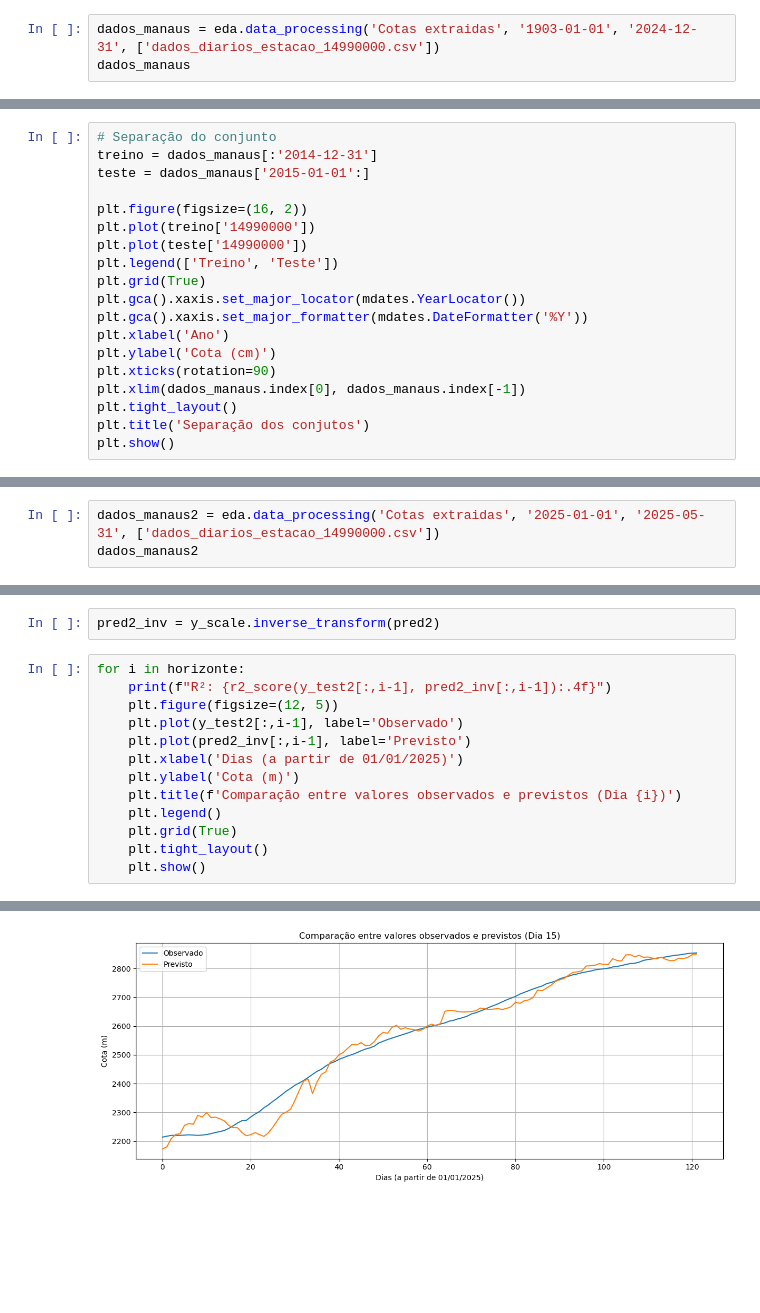
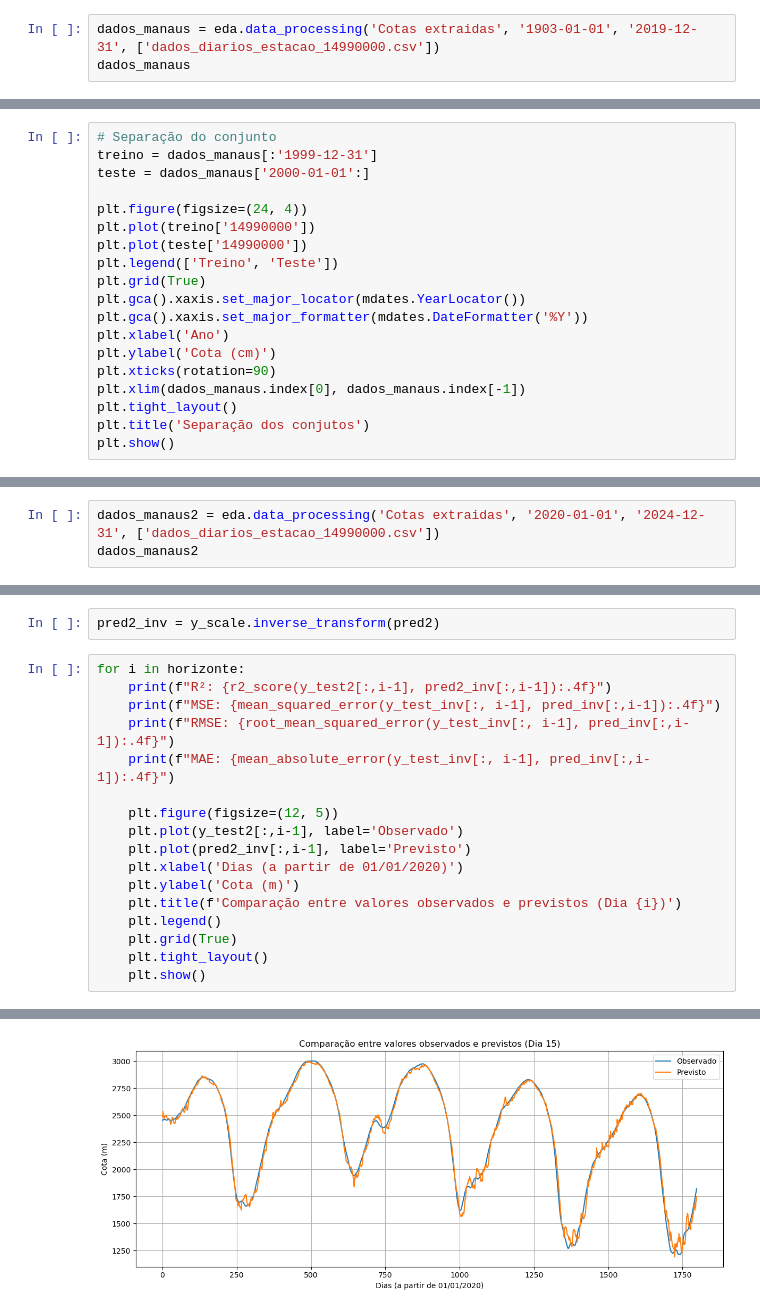
Before and after one commit to DioGS17/ML-HidroPrev, a Jupyter notebook: teste_estacao_14990000_tf.ipynb, the cells around one changed output, grey strips where cells are left out. Cells and saved outputs as stored; diff of their text form; blank space fills up the shorter version.

```diff
--- a/teste_estacao_14990000_tf.ipynb
+++ b/teste_estacao_14990000_tf.ipynb
@@ -13,5 +24,5 @@ from sklearn.preprocessing import MinMaxScaler
 # %%
-dados_manaus = eda.data_processing('Cotas extraidas', '1903-01-01', '2024-12-31', ['dados_diarios_estacao_14990000.csv'])
+dados_manaus = eda.data_processing('Cotas extraidas', '1903-01-01', '2019-12-31', ['dados_diarios_estacao_14990000.csv'])
 dados_manaus
 # %% [output]
 |  | 14990000 |
@@ -32,10 +43,10 @@ dados_manaus
 ### Machine Learning
 # %%
 # Separação do conjunto
-treino = dados_manaus[:'2014-12-31']
-teste = dados_manaus['2015-01-01':]
+treino = dados_manaus[:'1999-12-31']
+teste = dados_manaus['2000-01-01':]
 
-plt.figure(figsize=(16, 2))
+plt.figure(figsize=(24, 4))
 plt.plot(treino['14990000'])
 plt.plot(teste['14990000'])
 plt.legend(['Treino', 'Teste'])
@@ -142,5 +173,5 @@ Testando com dados de 2025, até 31 de maio
 # %%
-dados_manaus2 = eda.data_processing('Cotas extraidas', '2025-01-01', '2025-05-31', ['dados_diarios_estacao_14990000.csv'])
+dados_manaus2 = eda.data_processing('Cotas extraidas', '2020-01-01', '2024-12-31', ['dados_diarios_estacao_14990000.csv'])
 dados_manaus2
 # %% [output]
 |  | 14990000 |
@@ -170,10 +201,14 @@ pred2_inv = y_scale.inverse_transform(pred2)
 # %%
 for i in horizonte:
     print(f"R²: {r2_score(y_test2[:,i-1], pred2_inv[:,i-1]):.4f}")
+    print(f"MSE: {mean_squared_error(y_test_inv[:, i-1], pred_inv[:,i-1]):.4f}")
+    print(f"RMSE: {root_mean_squared_error(y_test_inv[:, i-1], pred_inv[:,i-1]):.4f}")
+    print(f"MAE: {mean_absolute_error(y_test_inv[:, i-1], pred_inv[:,i-1]):.4f}")
+
     plt.figure(figsize=(12, 5))
     plt.plot(y_test2[:,i-1], label='Observado')
     plt.plot(pred2_inv[:,i-1], label='Previsto')
-    plt.xlabel('Dias (a partir de 01/01/2025)')
+    plt.xlabel('Dias (a partir de 01/01/2020)')
     plt.ylabel('Cota (m)')
     plt.title(f'Comparação entre valores observados e previstos (Dia {i})')
     plt.legend()
@@ -189 +233 @@ R²: 0.9739
-[figure, old version]
+[figure, new version]
```
Also changed, not shown: parts of 12 cells of this notebook, 5 other files.
